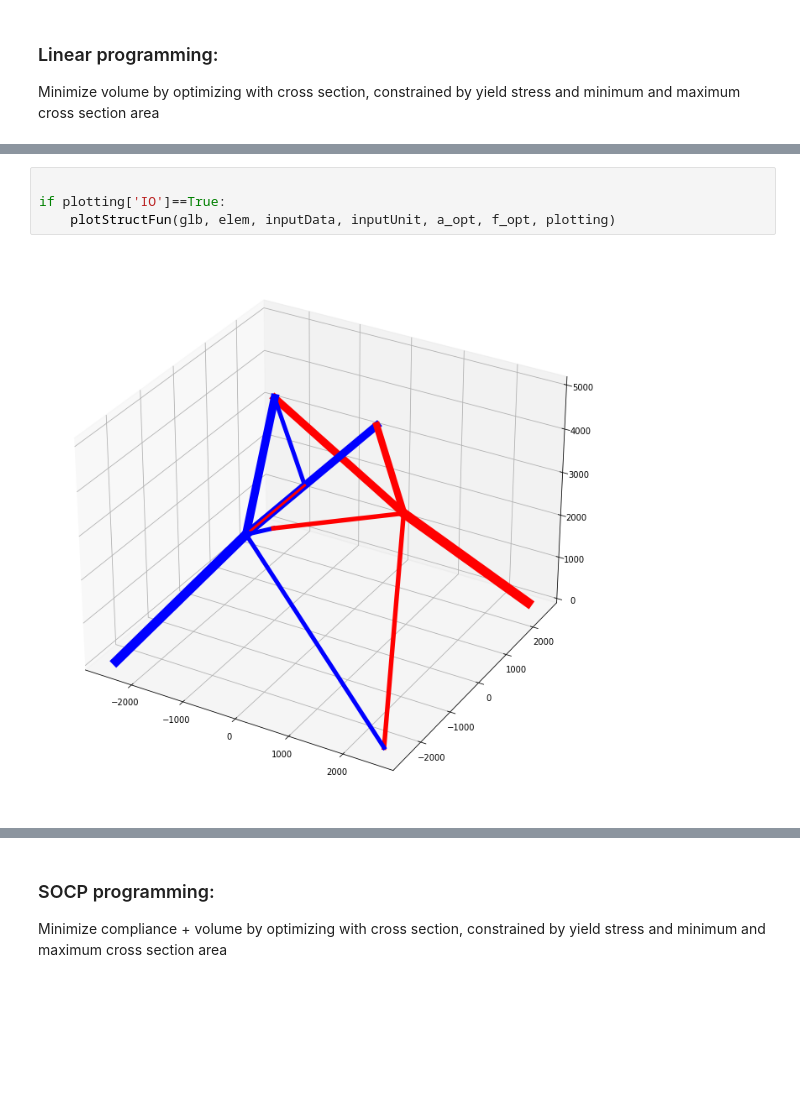
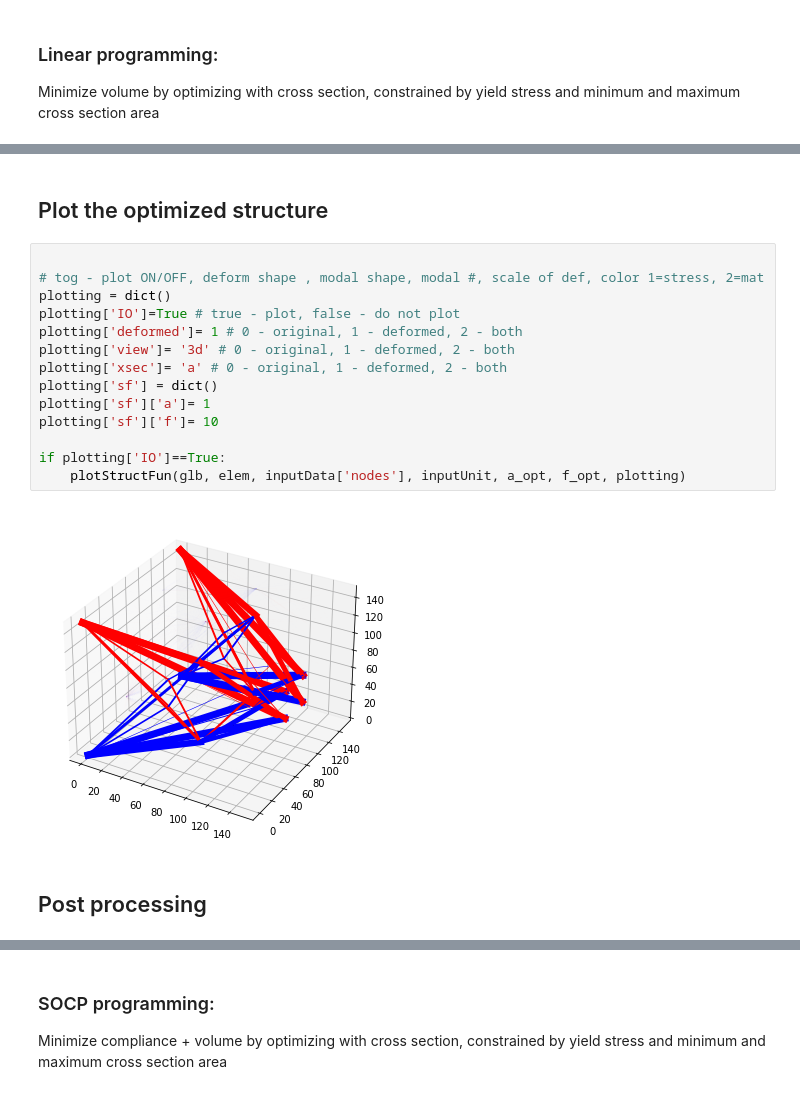
Before and after one commit to Tianchen1987/trussOpt, a Jupyter notebook: trussFEM.ipynb, the cells around one changed output, grey strips where cells are left out. Cells and saved outputs as stored; diff of their text form; blank space fills up the shorter version.

```diff
--- a/trussFEM.ipynb
+++ b/trussFEM.ipynb
@@ -136,6 +145,20 @@ def optTrussLP(glb, elem, num, mtd, yieldStress, minA, maxA):
-# %%
-
-if plotting['IO']==True:
-    plotStructFun(glb, elem, inputData, inputUnit, a_opt, f_opt, plotting)
-# %% [output]
-[figure, removed]
+# %% [markdown]
+## Plot the optimized structure
+# %%
+
+# tog - plot ON/OFF, deform shape , modal shape, modal #, scale of def, color 1=stress, 2=mat
+plotting = dict()
+plotting['IO']=True # true - plot, false - do not plot
+plotting['deformed']= 1 # 0 - original, 1 - deformed, 2 - both
+plotting['view']= '3d' # 0 - original, 1 - deformed, 2 - both
+plotting['xsec']= 'a' # 0 - original, 1 - deformed, 2 - both
+plotting['sf'] = dict()
+plotting['sf']['a']= 1
+plotting['sf']['f']= 10
+
+if plotting['IO']==True:
+    plotStructFun(glb, elem, inputData['nodes'], inputUnit, a_opt, f_opt, plotting)
+# %% [output]
+[figure, added]
+# %% [markdown]
+## Post processing
```
Also changed, not shown: parts of 16 cells of this notebook, 57 other files.
